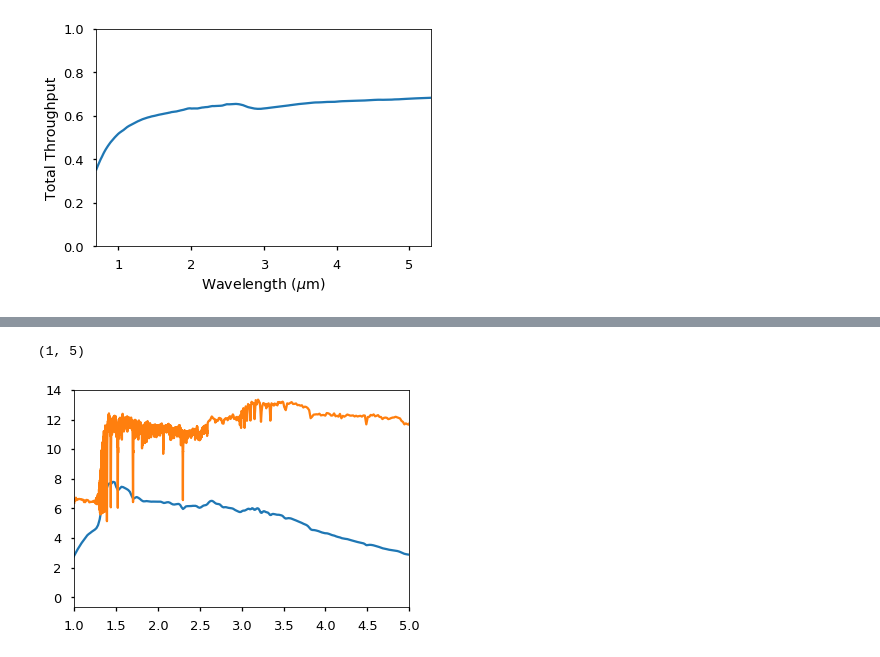
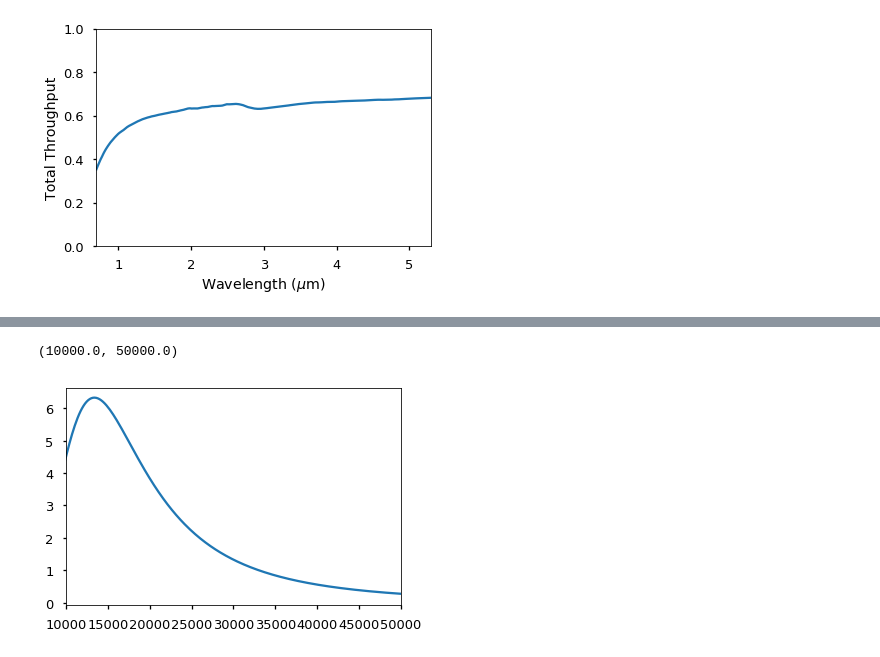
Before and after one commit to moustakas/jwstclusters, a Jupyter notebook: nb/resolution-and-throughput.ipynb, the cells around one changed output, grey strips where cells are left out. Saved outputs shown, nothing was run; the diff lists cells and outputs as text; code cells hidden in the pictures.

```diff
--- a/nb/resolution-and-throughput.ipynb
+++ b/nb/resolution-and-throughput.ipynb
@@ -92,11 +110,11 @@ dw = np.hstack( (dw[0], dw) )
+# %%
+resolution = np.interp(outwave, disp['WAVELENGTH'] * 1e4, disp['R'])
+dw = np.gradient(outwave)
+plt.plot(outwave, dw / resolution)
+plt.xlim(1e4, 5e4)
+# %% [output]
+(10000.0, 50000.0)
+[figure, added]
 # %%
 infile = os.path.join(jwstdir, 'input', 'modelspec_{}.txt'.format(suffix))
 inwave, influx = np.loadtxt(infile, unpack=True)
-# %%
-plt.plot(tt['WAVELENGTH'], tt['EXTRACTED_FLUX'] * tt['WAVELENGTH'])
-#plt.plot(tt['WAVELENGTH'], tt['EXTRACTED_FLUX'])
-plt.plot(inwave, influx * 1e3)
-plt.xlim(1, 5)
-# %% [output]
-(1, 5)
-[figure, removed]
```
Also changed, not shown: parts of 8 cells of this notebook, 1 other file.
